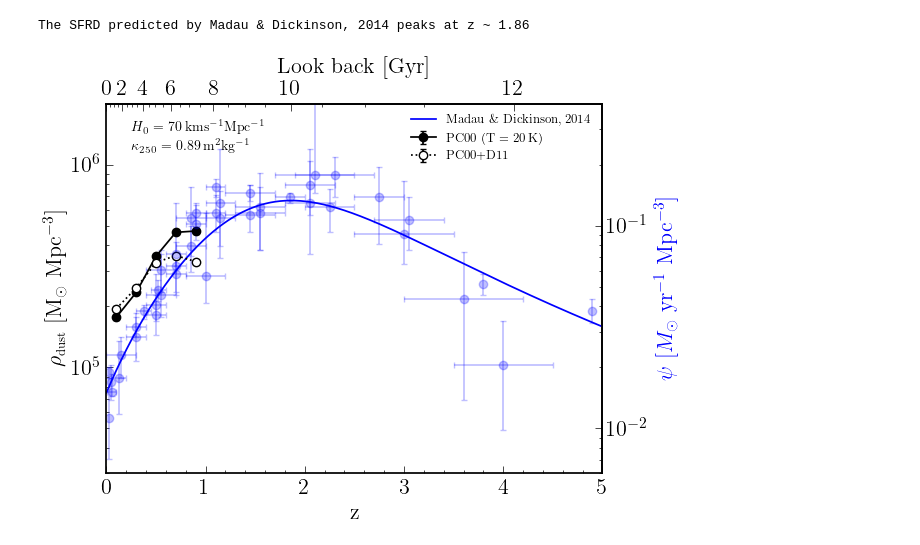
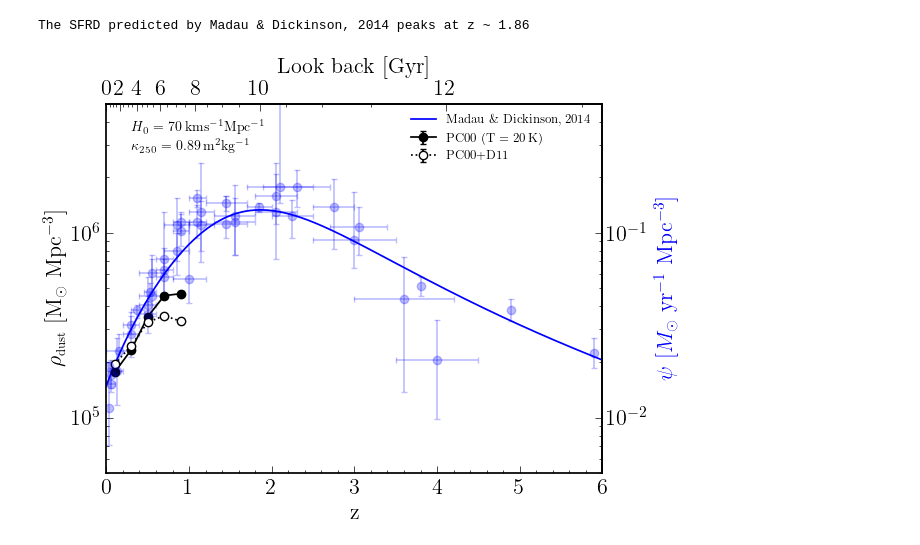
Before and after one commit to BradleyAWard/Thesis-Chapter-3-Dust-Mass-Functions, a Jupyter notebook: SGP_DMFs.ipynb, the cells around one changed output. Drawn from its saved outputs; the diff is of its cells as text; code cells hidden in the pictures.

```diff
--- a/SGP_DMFs.ipynb
+++ b/SGP_DMFs.ipynb
@@ -212,6 +214,11 @@ SGP_pc00_d11 = SGP_survey_15_t_25.binned_function('dust mass', 'PC00+D11', 250,
 Calculating Sub-mm Correction Factors
 Calculating ID Correction Factors
 Calculating Dust Masses
+# %%
+# Reload DMF results
+SGP_vmax_t20 = utils.load_result("SGP_vmax_t20")
+SGP_pc00_t20 = utils.load_result("SGP_pc00_t20")
+SGP_pc00_d11 = utils.load_result("SGP_pc00_d11")
 # %%
 # Labelling
 z_intervals = [r'$0 < z < 0.2$', r'$0.2 < z < 0.4$', r'$0.4 < z < 0.6$', r'$0.6 < z < 0.8$', r'$0.8 < z < 1$']
@@ -802,34 +809,34 @@ madau_sfrd = {'sanders+2003': sanders_2003,
               'magnelli+2013': magnelli_2013,
               'gruppioni+2013': gruppioni_2013}
 # %%
-def dmd_to_sfrd(dmd, t_depl=500, dgr=100):
+def dmd_to_sfrd(dmd, t_depl=1, dgr=100):
     """
     Transforms dust mass density to star formation rate density
 
     :param dmd: Dust mass density [Msun Mpc-3]
-    :param t_depl: Dust depletion timescale [Myr] (Default = 500 Myr)
+    :param t_depl: Dust depletion timescale [Myr] (Default = 1 Gyr)
     :param dgr: Dust to gas ratio (Default = 100)
     :return: Star formation rate density [Msun yr-1 Mpc-3]
     """
     dmd = dmd*(u.M_sun/(u.Mpc**3))
-    t_depl = t_depl*u.Myr
+    t_depl = t_depl*u.Gyr
 
     gmd = dmd*dgr
     sfrd = gmd/t_depl
     sfrd = sfrd.to(u.M_sun/u.yr/(u.Mpc**3))
     return sfrd.value
 
-def sfrd_to_dmd(sfrd, t_depl=500, dgr=100):
+def sfrd_to_dmd(sfrd, t_depl=1, dgr=100):
     """
     Transforms star formation rate density to dust mass density
 
     :param sfrd: Star formation rate density [Msun yr-1 Mpc-3]
-    :param t_depl: Dust depletion timescale [Myr] (Default = 500 Myr)
+    :param t_depl: Dust depletion timescale [Myr] (Default = 1 Gyr)
     :param dgr: Dust to gas ratio (Default = 100)
     :return: Dust mass density [Msun Mpc-3]
     """
     sfrd = sfrd*(u.M_sun/u.yr/(u.Mpc**3))
-    t_depl = t_depl*u.Myr
+    t_depl = t_depl*u.Gyr
 
     gmd = sfrd*t_depl
     dmd = gmd/dgr
@@ -854,7 +861,7 @@ fmt = 'o'
 ec = 'b'
 mfc = 'b'
 alpha = 0.25
-
+z_range = np.linspace(0,6,1000)
 
 fig, ax = plt.subplots()
 
@@ -873,33 +880,33 @@ ax.errorbar(madau_sfrd['magnelli+2011']['z_bin_centers'], madau_sfrd['magnelli+2
 ax.errorbar(madau_sfrd['cucciati+2012']['z_bin_centers'], madau_sfrd['cucciati+2012']['dmd'], xerr=np.diff(madau_sfrd['cucciati+2012']['z_bins'])/2, yerr=(madau_sfrd['cucciati+2012']['dmd_err_low'],madau_sfrd['cucciati+2012']['dmd_err_high']), fmt=fmt, c=ec, mfc=mfc, alpha=alpha)
 ax.errorbar(madau_sfrd['bouwens+2013']['z_bin_centers'], madau_sfrd['bouwens+2013']['dmd'], yerr=(madau_sfrd['bouwens+2013']['dmd_err_low'],madau_sfrd['bouwens+2013']['dmd_err_high']), fmt=fmt, c=ec, mfc=mfc, alpha=alpha)
 ax.errorbar(madau_sfrd['schenker+2013']['z_bin_centers'], madau_sfrd['schenker+2013']['dmd'], yerr=(madau_sfrd['schenker+2013']['dmd_err_low'],madau_sfrd['schenker+2013']['dmd_err_high']), fmt=fmt, c=ec, mfc=mfc, alpha=alpha)
 ax.errorbar(madau_sfrd['magnelli+2013']['z_bin_centers'], madau_sfrd['magnelli+2013']['dmd'], xerr=np.diff(madau_sfrd['magnelli+2013']['z_bins'])/2, yerr=(madau_sfrd['magnelli+2013']['dmd_err_low'],madau_sfrd['magnelli+2013']['dmd_err_high']), fmt=fmt, c=ec, mfc=mfc, alpha=alpha)
 ax.errorbar(madau_sfrd['gruppioni+2013']['z_bin_centers'], madau_sfrd['gruppioni+2013']['dmd'], xerr=np.diff(madau_sfrd['gruppioni+2013']['z_bins'])/2, yerr=(madau_sfrd['gruppioni+2013']['dmd_err_low'],madau_sfrd['gruppioni+2013']['dmd_err_high']), fmt=fmt, c=ec, mfc=mfc, alpha=alpha)
 
 # Plot of Madau & Dickinson trend
 ax.plot(z_range, sfrd_to_dmd(double_powerlaw(z_range, 0.015, 2.7, 2.9, 5.6)), c=ec, label=r'Madau \& Dickinson, 2014')
 
 # Cosmology text
 ax.text(0.05, 0.925, r'$H_0$ = 70\,kms$^{-1}$Mpc$^{-1}$', fontsize=10, transform=ax.transAxes)
 ax.text(0.05, 0.875, r'$\kappa_{250}$ = 0.89\,m$^{2}$kg$^{-1}$', fontsize=10, transform=ax.transAxes)
 
 # Second axes for lookback time and star formation rate density
 ax.semilogy()
 ax.tick_params(axis='x', which='both', top=False)
 ax.tick_params(axis='y', which='both', right=False)
 secax_x = ax.secondary_xaxis('top', functions=(z_to_lookback, lookback_to_z))
 secax_y = ax.secondary_yaxis('right', functions=(dmd_to_sfrd, sfrd_to_dmd))
 secax.set_xticks(np.array([0,2,4,6,8,10,12]))
 
-ax.set_xlim(0,5)
-ax.set_ylim(3e4, 2e6)
+ax.set_xlim(0,6)
+ax.set_ylim(5e4, 5e6)
 
 ax.set_xlabel(r'z')
 ax.set_ylabel(r'$\rho_{\textrm{\small dust}}$ [M$_\odot$ Mpc$^{-3}$]')
 secax_x.set_xlabel(r'Look back [Gyr]')
 secax_y.set_ylabel(r'$\psi$ [$M_{\odot}$ yr$^{-1}$ Mpc$^{-3}$]', color='b')
 ax.legend(fontsize=9, loc='upper right')
 plt.savefig(os.getcwd() + '/figures/Figure_3_9.pdf', dpi=1000, bbox_inches='tight')
 plt.show()
 # %% [output]
-[figure, old version]
+[figure, new version]
```
Also changed, not shown: parts of 9 cells of this notebook, 9 other files.
